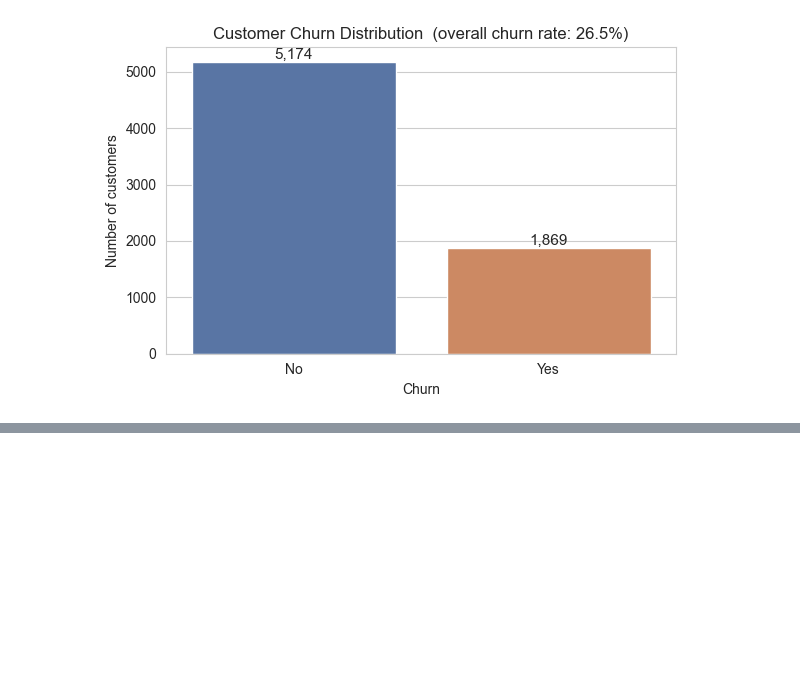
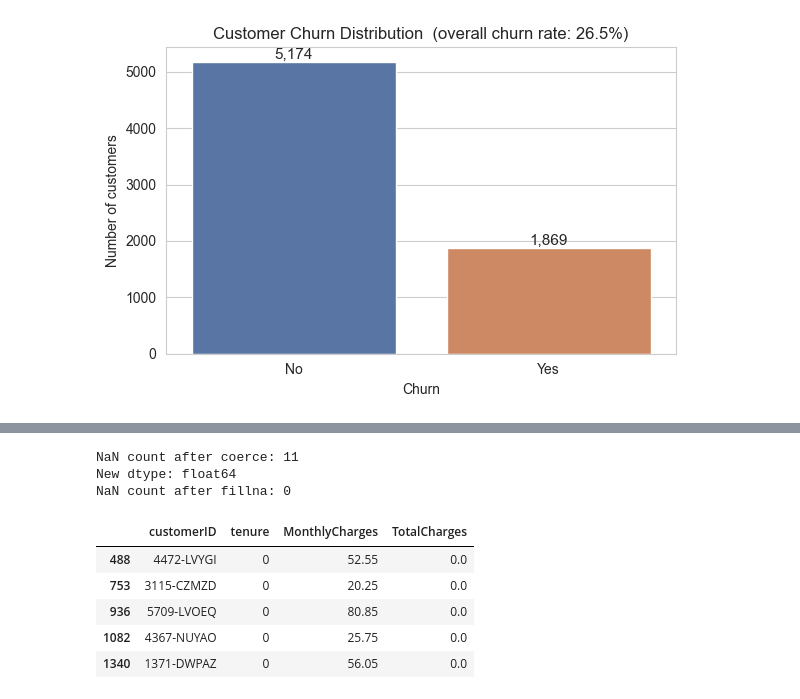
Before and after one commit to jahanvik01/Telco-Customer-Churn, a Jupyter notebook: notebooks/churn_analysis.ipynb, the cells around one changed output, grey strips where cells are left out. Cells and saved outputs as stored; diff of their text form; code cells hidden in the pictures; blank space fills up the shorter version.

```diff
--- a/notebooks/churn_analysis.ipynb
+++ b/notebooks/churn_analysis.ipynb
@@ -268,0 +263,27 @@ plt.show()
+# %%
+# Convert string -> float. Anything non-numeric becomes NaN.
+df_clean['TotalCharges'] = pd.to_numeric(df_clean['TotalCharges'], errors='coerce')
+
+# How many NaN now? Should be 11.
+n_missing = df_clean['TotalCharges'].isna().sum()
+print(f'NaN count after coerce: {n_missing}')
+
+# Replace NaN with 0.
+df_clean['TotalCharges'] = df_clean['TotalCharges'].fillna(0)
+
+# Verify.
+print(f'New dtype: {df_clean["TotalCharges"].dtype}')
+print(f'NaN count after fillna: {df_clean["TotalCharges"].isna().sum()}')
+
+# Sanity check the formerly-blank rows.
+df_clean[df_clean['tenure'] == 0][['customerID', 'tenure', 'MonthlyCharges', 'TotalCharges']].head()
+# %% [output]
+NaN count after coerce: 11
+New dtype: float64
+NaN count after fillna: 0
+|  | customerID | tenure | MonthlyCharges | TotalCharges |
+| 488 | 4472-LVYGI | 0 | 52.55 | 0.0 |
+| 753 | 3115-CZMZD | 0 | 20.25 | 0.0 |
+| 936 | 5709-LVOEQ | 0 | 80.85 | 0.0 |
+| 1082 | 4367-NUYAO | 0 | 25.75 | 0.0 |
+| 1340 | 1371-DWPAZ | 0 | 56.05 | 0.0 |
```
Also changed, not shown: parts of 26 cells of this notebook.
